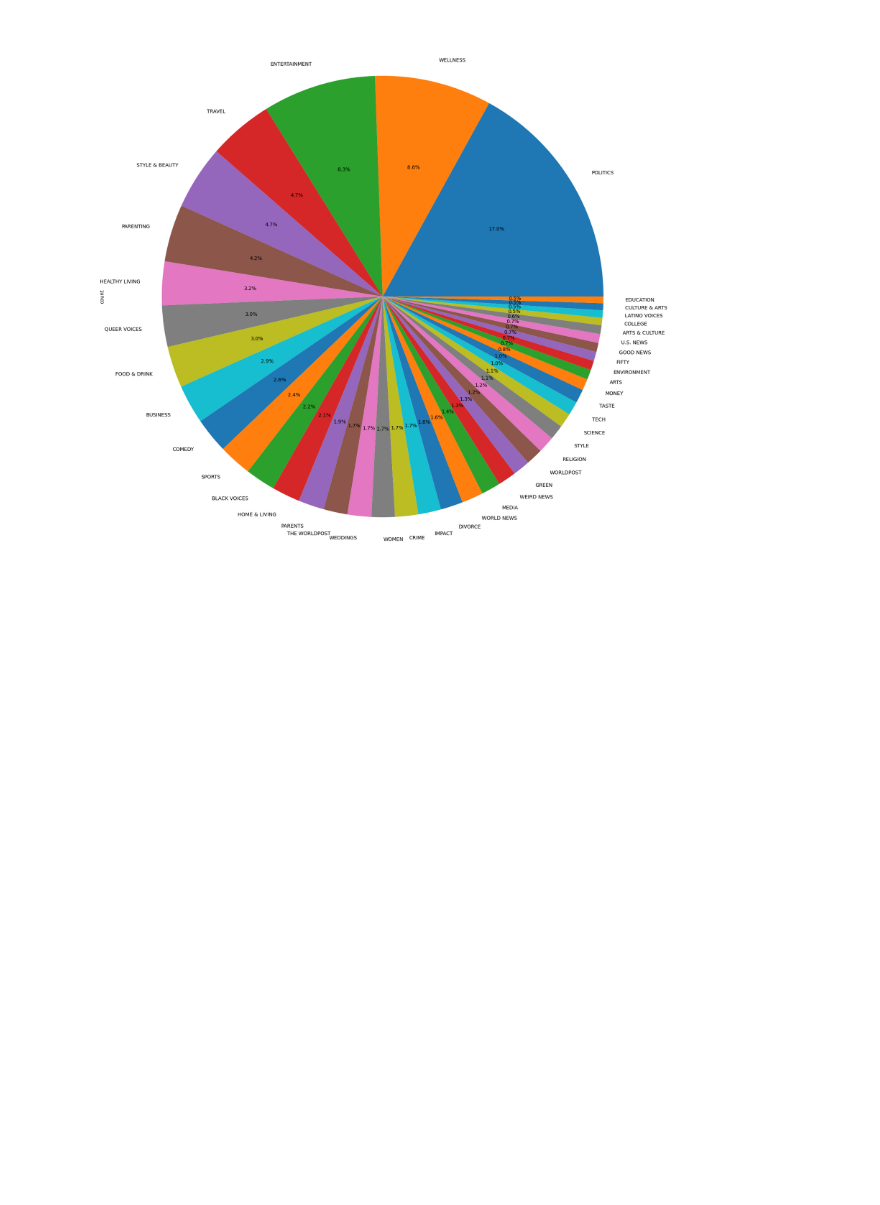
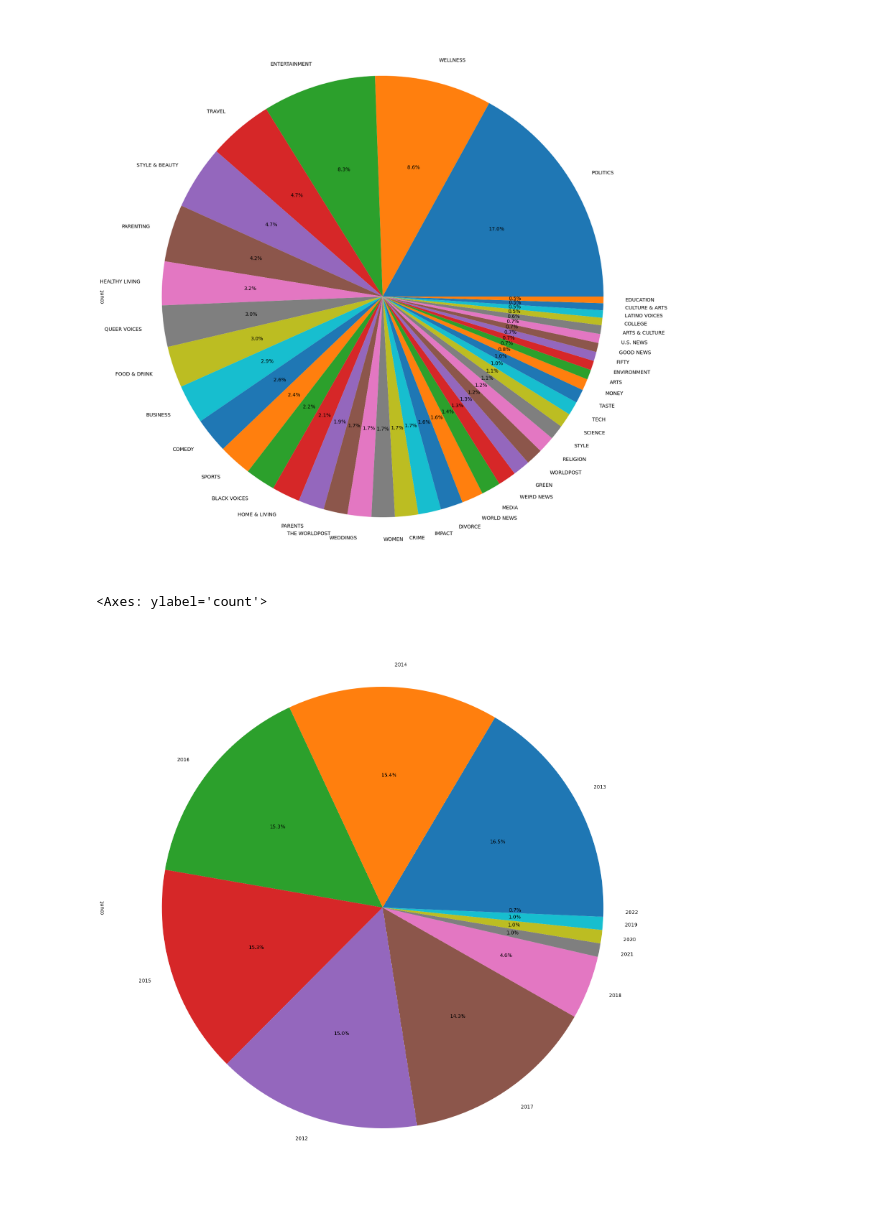
Before and after one commit to raghav-fr/news-category-classifier, a Jupyter notebook: news_category_classifier.ipynb, the cells around one changed output. Cells and saved outputs as stored; diff of their text form; code cells hidden in the pictures; blank space fills up the shorter version.

```diff
--- a/news_category_classifier.ipynb
+++ b/news_category_classifier.ipynb
@@ -141,3 +140,8 @@ df['category'].value_counts().plot(kind='pie', figsize=(20,20), autopct='%1.1f%%
 # %% [output]
 <Axes: ylabel='count'>
 [figure]
+# %%
+df['date'].dt.year.value_counts().plot(kind='pie', figsize=(20,20), autopct='%1.1f%%',)
+# %% [output]
+<Axes: ylabel='count'>
+[figure, added]
```
Also changed, not shown: parts of 1 cell of this notebook.
